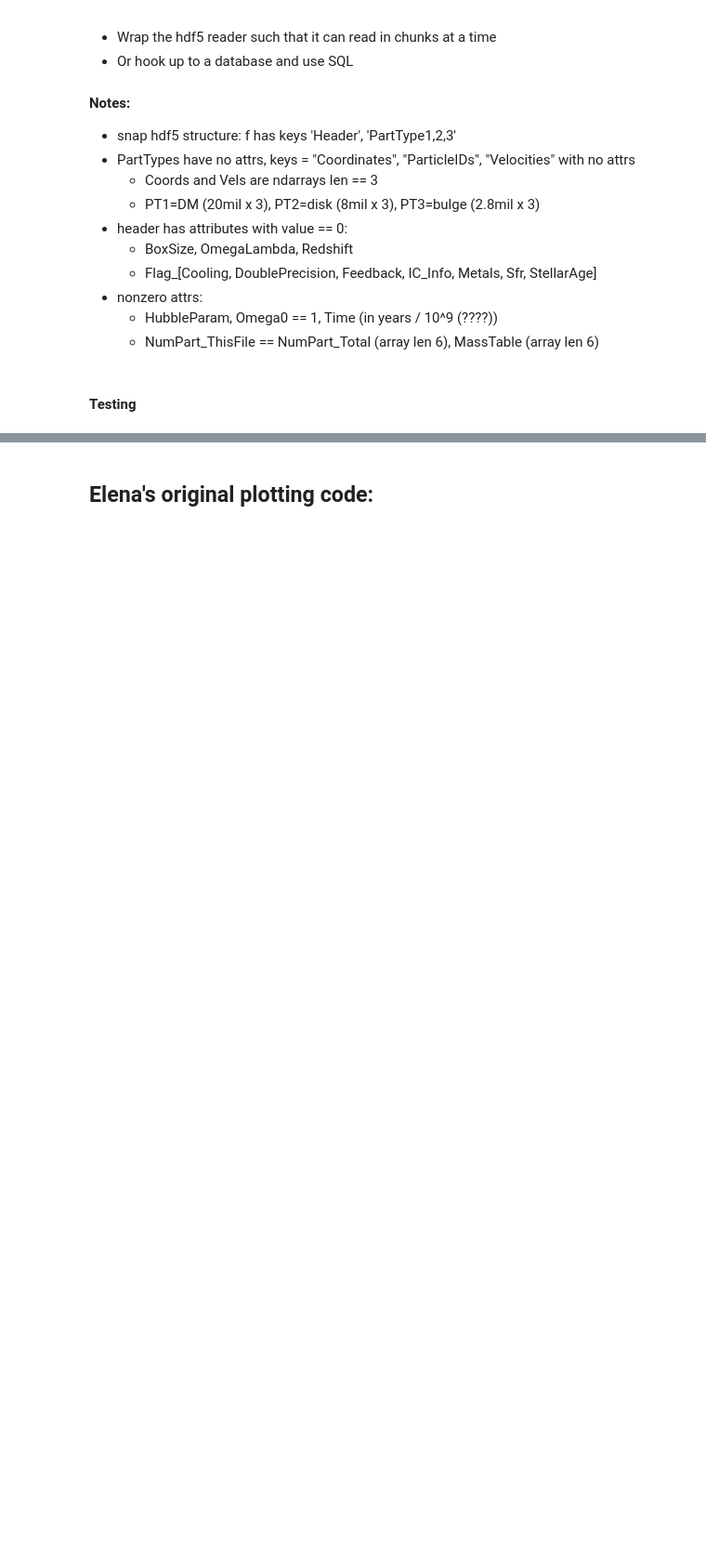
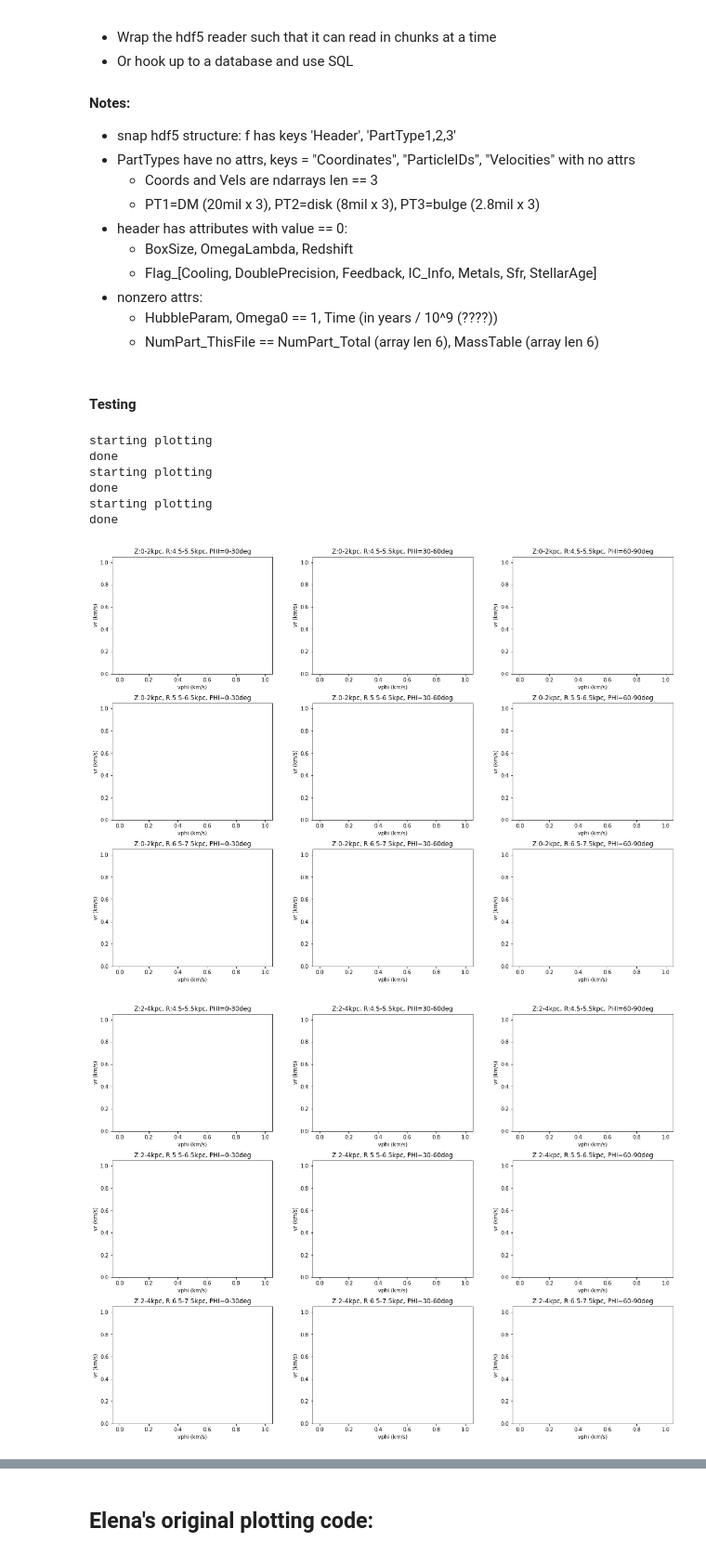
Before and after one commit to njhilliard/trojan-neighborhood, a Jupyter notebook: workbook.ipynb, the cells around one changed output, grey strips where cells are left out. Shown: that part at 93% size. Drawn from its saved outputs; the diff is of its cells as text; code cells hidden in the pictures; blank space fills up the shorter version.

Commit message:
attempted hack solution for 1d hists, not quite right

```diff
--- a/workbook.ipynb
+++ b/workbook.ipynb
@@ -129,7 +131,8 @@ def plot_cuts(df, ztup, rtup, phitup,
                         dpi=300)
 # %%
 def multiplot_cuts(df, ztup_l, rtup_l, phitup_l,
-                   bins=[100,100], vels=None, save=False, path='analysis/'):
+                   bins=[100,100], vels=None, save=False, path='analysis/',
+                   dim1=False):
     """Similar to previous plot_cuts but with one subplots per z slice.
     NOTE: phi values from the tuple will be in degrees.
     vels is a string of comma separated velocity keys
@@ -171,14 +174,27 @@ def multiplot_cuts(df, ztup_l, rtup_l, phitup_l,
                 title = "Z:{}-{}kpc, R:{}-{}kpc, PHI={}-{}deg".format(*ti_tup)
                 ax[j,k].set_title(title)
                 if vels is None:   # Plot positions
-                    ax[j,k].hist2d(dff['x'], dff['y'], bins=bins, density=True)
                     ax[j,k].set_xlabel('X distance (kpc)')
                     ax[j,k].set_ylabel('Y distance (kpc)')
+                    if dim1:
+                        continue
+                        #TODO: fix
+                        #ax[j,k].hist(dff['x'], dff['y'],
+                                       #bins=bins)
+                    elif not dim1:
+                        ax[j,k].hist2d(dff['x'], dff['y'],
+                                       bins=bins, density=True)
                 elif vels is not None:   # Plot kinematics instead
                     ax[j,k].set_xlabel('{} (km/s)'.format(keys[0]))
                     ax[j,k].set_ylabel('{} (km/s)'.format(keys[1]))
-                    ax[j,k].hist2d(dff[keys[0]], dff[keys[1]],
-                                   bins=bins, density=True)
+                    if dim1:
+                        continue
+                        #TODO: fix
+                        #ax[j,k].hist(dff[keys[0]],
+                                       #bins=bins)
+                    elif not dim1:
+                        ax[j,k].hist2d(dff[keys[0]], dff[keys[1]],
+                                       bins=bins[0], density=True)
 
         #Back to outer z loop.
         fig.subplots_adjust(hspace=0.25, wspace=0.25)
@@ -195,7 +211,7 @@ def multiplot_cuts(df, ztup_l, rtup_l, phitup_l,
 # %%
 def gen_plots(df, *tups,
               vels=None, path="analysis/", multi=True, plot=True,
-              save=True, bins=[100,100]):
+              save=True, bins=[100,100], dim1=False):
     """Generates plots using either the above plot_cuts or multiplots
     function with the given dataframe and tuples for a given coordinate
     with (start, stop, step, key) as input tuples.
@@ -217,7 +233,8 @@ def gen_plots(df, *tups,
         print('starting plotting')
         if multi:
             multiplot_cuts(df, params['z'], params['r'], params['phi'],
-                           vels=vels, save=save, path=path, bins=bins)
+                           vels=vels, save=save, path=path, bins=bins,
+                           dim1=dim1)
         elif not multi:
             for z in params['z']:
                 for r in params['r']:
@@ -239,6 +256,16 @@ df_center(df)
 df_polar(df)
 # %%
 # Generates multiplots of surface density and kinematics.
-for vels in ['vphi, vr', 'vz, vphi', 'vz, vr']:
-    gen_plots(df, (0, 6, 2, "z"), (4.5, 7.5, 1, 'r'), (-60, 60, 30, 'phi'), path='analysis/multis/', vels=vels)
-gen_plots(df, (0, 6, 2, "z"), (4.5, 7.5, 1, 'r'), (-60, 60, 30, 'phi'), path='analysis/multis/')
+#switch back to proper vels later
+for vels in ['vphi, vr', 'vr, vphi', 'vz, vr']:
+    gen_plots(df, (0, 6, 2, "z"), (4.5, 7.5, 1, 'r'), (0, 90, 30, 'phi'), save=False, path='analysis/multis/', vels=vels, dim1=True)
+#gen_plots(df, (0, 6, 2, "z"), (4.5, 7.5, 1, 'r'), (60, 90, 30, 'phi'), path='analysis/multis/', save=False)
+# %% [output]
+starting plotting
+done
+starting plotting
+done
+starting plotting
+done
+[figure, added]
+[figure, added]
```
Also changed, not shown: parts of 2 cells of this notebook.
